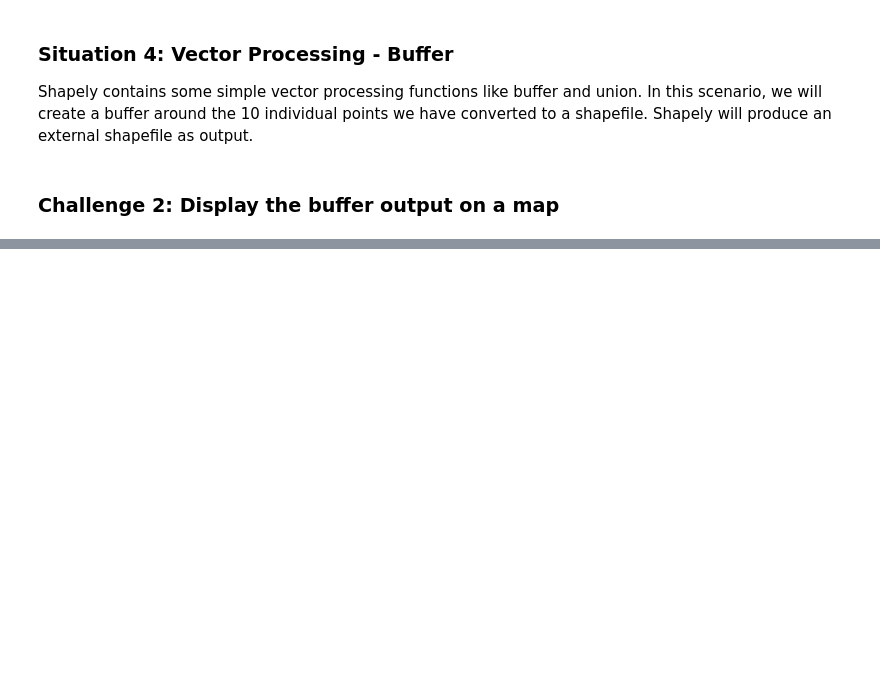
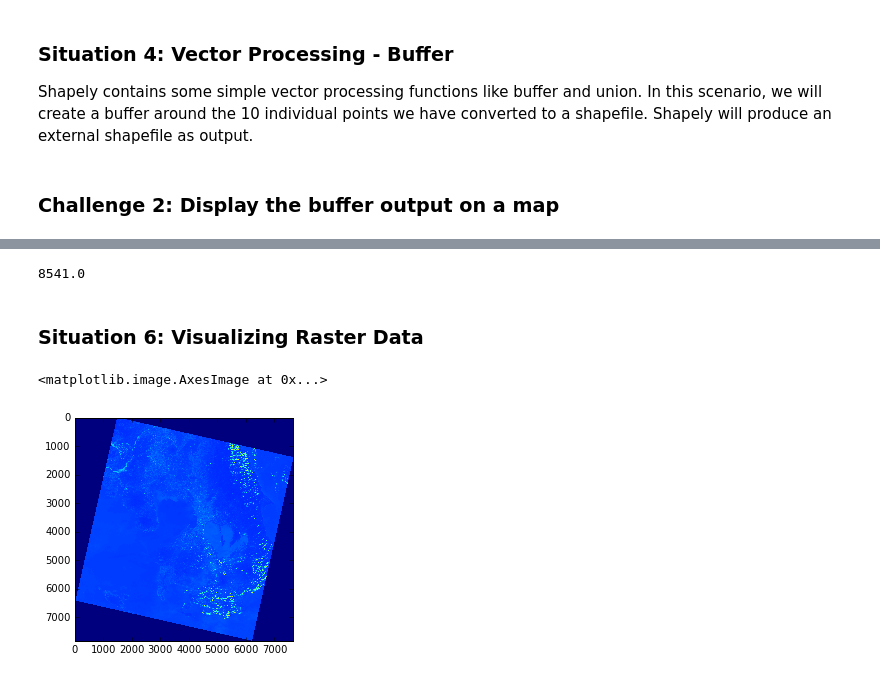
Before and after one commit to lkpanganiban/geopython-tutorial, a Jupyter notebook: GeoPython Workshop.ipynb, the cells around one changed output, grey strips where cells are left out. Saved outputs shown, nothing was run; the diff lists cells and outputs as text; code cells hidden in the pictures; blank space fills up the shorter version.

Commit message:
added raster visualization

```diff
--- a/GeoPython Workshop.ipynb
+++ b/GeoPython Workshop.ipynb
@@ -339,0 +380,9 @@ To read raster files, we will be using rasterio. We can consider images as one m
+# %%
+import numpy # numpy is used for manipulating matrices
+import rasterio # rasterio is used to read and write raster images
+
+# Register format drivers from GDAL like tiff images
+with rasterio.drivers():
+    with rasterio.open('data/raster/band2.TIF') as src:
+        band2 = src.read() # rasterio automatically reads the whole image as an multi-dimensional array
+        # print(type(band2))
@@ -339,0 +409,13 @@ To read raster files, we will be using rasterio. We can consider images as one m
+# %%
+numpy.median(band2) # no need for loops!
+# %% [output]
+8541.0
+# %% [markdown]
+### Situation 6: Visualizing Raster Data
+# %%
+%matplotlib inline
+import matplotlib.pyplot as plt
+plt.imshow(band2[0])
+# %% [output]
+<matplotlib.image.AxesImage at 0x...>
+[figure, added]
```
Also changed, not shown: parts of 15 cells of this notebook.
